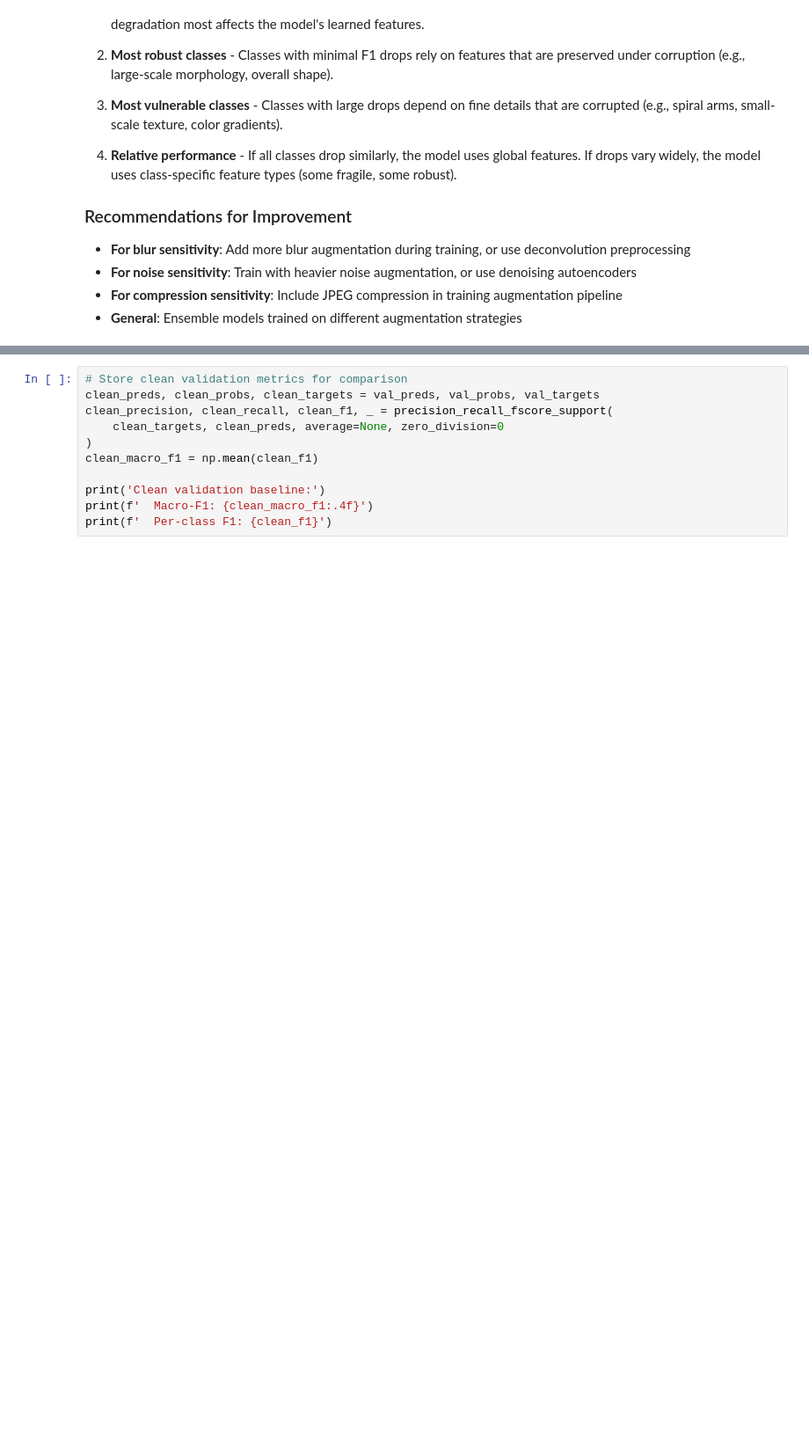
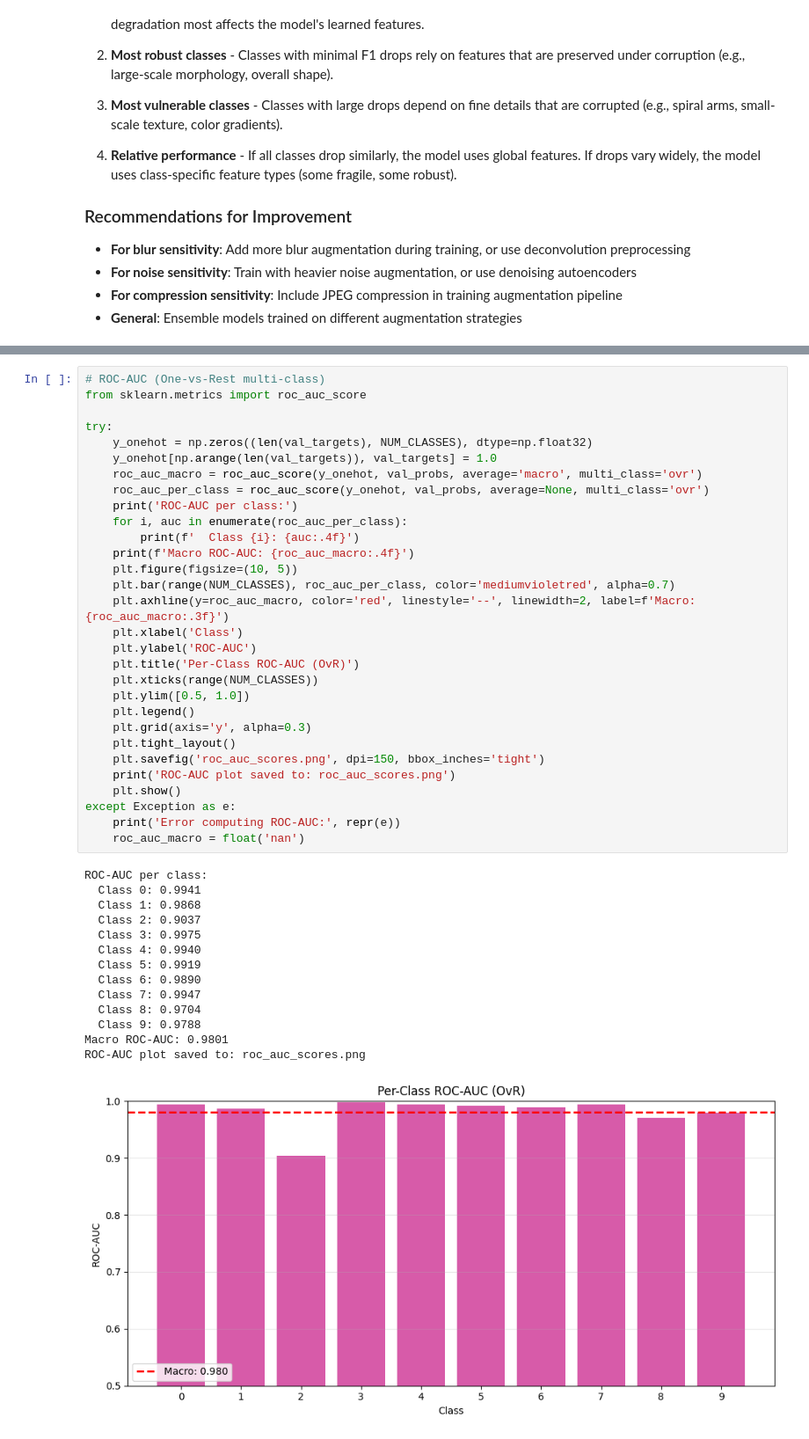
Before and after one commit to InfinityxR9/SpaceCode, a Jupyter notebook: ps1/main.ipynb, the cells around one changed output, grey strips where cells are left out. Shown at 88% size. Saved outputs shown, nothing was run; the diff lists cells and outputs as text; blank space fills up the shorter version.

```diff
--- a/ps1/main.ipynb
+++ b/ps1/main.ipynb
@@ -407,14 +694,48 @@ for i in range(NUM_CLASSES):
 # %%
-# Store clean validation metrics for comparison
-clean_preds, clean_probs, clean_targets = val_preds, val_probs, val_targets
-clean_precision, clean_recall, clean_f1, _ = precision_recall_fscore_support(
-    clean_targets, clean_preds, average=None, zero_division=0
-)
-clean_macro_f1 = np.mean(clean_f1)
+# ROC-AUC (One-vs-Rest multi-class)
+from sklearn.metrics import roc_auc_score
 
-print('Clean validation baseline:')
-print(f'  Macro-F1: {clean_macro_f1:.4f}')
-print(f'  Per-class F1: {clean_f1}')
+try:
+    y_onehot = np.zeros((len(val_targets), NUM_CLASSES), dtype=np.float32)
+    y_onehot[np.arange(len(val_targets)), val_targets] = 1.0
+    roc_auc_macro = roc_auc_score(y_onehot, val_probs, average='macro', multi_class='ovr')
+    roc_auc_per_class = roc_auc_score(y_onehot, val_probs, average=None, multi_class='ovr')
+    print('ROC-AUC per class:')
+    for i, auc in enumerate(roc_auc_per_class):
+        print(f'  Class {i}: {auc:.4f}')
+    print(f'Macro ROC-AUC: {roc_auc_macro:.4f}')
+    plt.figure(figsize=(10, 5))
+    plt.bar(range(NUM_CLASSES), roc_auc_per_class, color='mediumvioletred', alpha=0.7)
+    plt.axhline(y=roc_auc_macro, color='red', linestyle='--', linewidth=2, label=f'Macro: {roc_auc_macro:.3f}')
+    plt.xlabel('Class')
+    plt.ylabel('ROC-AUC')
+    plt.title('Per-Class ROC-AUC (OvR)')
+    plt.xticks(range(NUM_CLASSES))
+    plt.ylim([0.5, 1.0])
+    plt.legend()
+    plt.grid(axis='y', alpha=0.3)
+    plt.tight_layout()
+    plt.savefig('roc_auc_scores.png', dpi=150, bbox_inches='tight')
+    print('ROC-AUC plot saved to: roc_auc_scores.png')
+    plt.show()
+except Exception as e:
+    print('Error computing ROC-AUC:', repr(e))
+    roc_auc_macro = float('nan')
+# %% [output]
+ROC-AUC per class:
+  Class 0: 0.9941
+  Class 1: 0.9868
+  Class 2: 0.9037
+  Class 3: 0.9975
+  Class 4: 0.9940
+  Class 5: 0.9919
+  Class 6: 0.9890
+  Class 7: 0.9947
+  Class 8: 0.9704
+  Class 9: 0.9788
+Macro ROC-AUC: 0.9801
+ROC-AUC plot saved to: roc_auc_scores.png
+[figure, added]
 # %%
 # 5) Robustness Testing: Evaluate under corruptions
 import io
```
Also changed, not shown: parts of 27 cells of this notebook, 10 other files.
